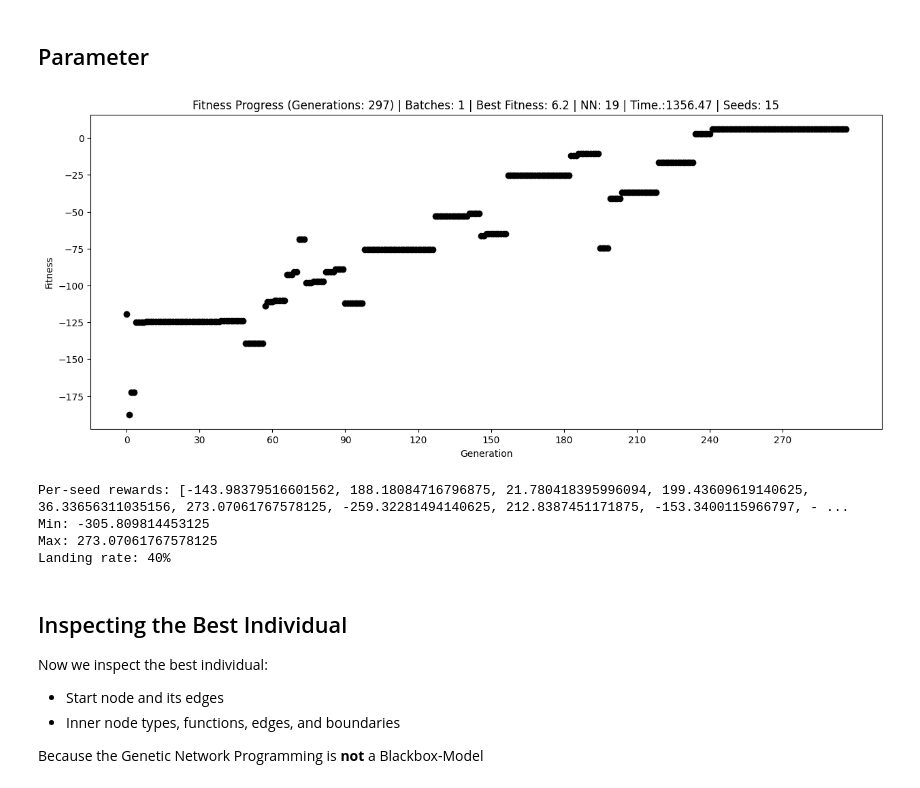
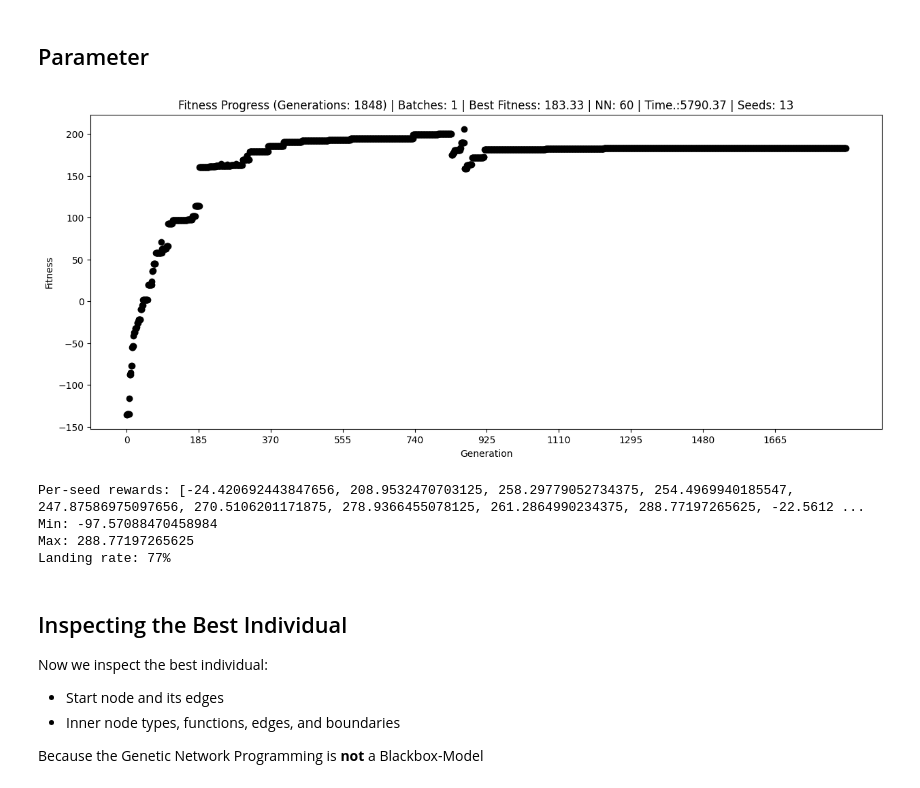
Before and after one commit to FabianKoehnke/fracnetics, a Jupyter notebook: examples/lunarlander.ipynb, the cells around one changed output. Saved outputs shown, nothing was run; the diff lists cells and outputs as text; code cells hidden in the pictures.

```diff
--- a/examples/lunarlander.ipynb
+++ b/examples/lunarlander.ipynb
@@ -84,7 +84,7 @@ seed=5
 # Initialize the population
 pop = fn.Population(
     seed=seed,
-    ni=100,       # number of individuals
+    ni=50,       # number of individuals
     jn=2,         # judgment nodes
     jnf=8,        # judgment node functions
     pn=2,         # processing nodes
@@ -220,30 +224,31 @@ env = gym.make("LunarLander-v3", continuous=False, gravity=-10.0,
     #    ind.fitnessValues.append(worstFitness)
 
 fitnessProgess = []
-for g in range(5000):
+for g in range(2000):
 
     # 1. Multi-Seed Evaluation (C++ Geschwindigkeit!)
     pop.gymnasiumMultiSeed(env, dMax=50, maxSteps=1000, maxConsecutiveP=10,
                            worstFitness=-500, seeds=seeds)
 
     # 2. Pareto Objectives berechnen
-    pop.calculateParetoObjectives(landingThreshold=100)
+    #pop.calculateParetoObjectives(landingThreshold=100)
 
     # 3. Pareto Tournament Selection
-    pop.paretoTournamentSelection(N=2, E_reward=1, E_landing=1)
-    #pop.tournamentSelection(N=4, E=4)
+    #pop.paretoTournamentSelection(N=2, E_reward=2, E_landing=2)
+    pop.tournamentSelection(N=4, E=4)
 
-    maxFitness = statistics.mean(pop.individuals[pop.indicesElite[0]].fitnessValues)
+    #maxFitness = statistics.mean(pop.individuals[pop.indicesElite[0]].fitnessValues)
+    maxFitness = pop.individuals[pop.indicesElite[0]].fitness
     fitnessProgess.append(maxFitness)
     # Add/Delete nodes
     pop.callAddDelNodes(minFeatures, maxFeatures, 0.5)
 
     # Crossover (recombination)
-    pop.crossover(probability = 0.25, type = "uniform")
+    pop.crossover(probability = 0.1, type = "randomWidth")
 
     pop.callEdgeMutation(
-        probInnerNodes = 0.05, # probability of changing an edge of jn or pn
-        probStartNode = 0.05,  # probability of changing an edge of the start node
+        probInnerNodes = 0.1, # probability of changing an edge of jn or pn
+        probStartNode = 0.1,  # probability of changing an edge of the start node
         justUsedNodes = True,
         adaptToEdgeSize = False
         )
@@ -260,41 +265,50 @@ for g in range(5000):
         )
 
     # Plot fitness progression
     g += 1
 
     plt.figure(figsize=(15, 6))
     #for genIdx, genFit in enumerate(fitnessProgess):
         #plt.scatter([genIdx] * len(genFit), [fit for fit in genFit], color='black', alpha=0.1)
     plt.scatter([i for i in range(len(fitnessProgess))], fitnessProgess, color='black')
         #if genIdx >= 1:
         #    plt.scatter([genIdx] * len(pop.individuals[pop.indicesElite[0]].fitnessValues), genFit[-1], color='black')
     #plt.boxplot(fitnessProgess, whis=2, sym=".")
 
     plt.title(f"Fitness Progress (Generations: {g}) | Batches: {nBatches+1} | Best Fitness: {round(maxFitness,2)} | NN: {len(pop.individuals[pop.indicesElite[0]].innerNodes)} | Time.:{round(time.perf_counter()-start,2)} | Seeds: {len(seeds)}")
     plt.xlabel("Generation")
     plt.ylabel("Fitness")
     ticks = range(0,len(fitnessProgess), math.ceil(len(fitnessProgess)/10))
     plt.xticks(ticks,labels = ticks)
     clear_output(wait=True)
     plt.show()
 
     best = pop.individuals[pop.indicesElite[0]]
     print("Per-seed rewards:", best.fitnessValues)
     print("Min:", min(best.fitnessValues))
     print("Max:", max(best.fitnessValues))
     landings = sum(1 for r in best.lastStepRewards if r >= 100)
     landing_rate = landings / len(best.lastStepRewards)
     print(f"Landing rate: {landing_rate:.0%}")
+    gc.collect()
+    plt.close('all')
 
-    if fitnessProgess[-1] > 200 and landing_rate > 0.85:
-        start = seeds[-1] + 1
-        seeds.extend(range(start, start + 5))
+    #if fitnessProgess[-1] > 200 and landing_rate > 0.85:
+    #if g % 500 == 0:
+        #start = seeds[-1] + 1
+        #seeds.extend(range(start, start + 3))
+
+    if fitnessProgess[-1] > 200:
+        # Generate 5 unique random seeds between 0 and 1,000,000
+        seeds = [i for i in range(maxSeeds)]
+        newSeeds = [random.randint(0, 1000) for _ in range(3)]
+        seeds.extend(newSeeds)
 # %% [output]
-[figure, old version]
+[figure, new version]
-Per-seed rewards: [-143.98379516601562, 188.18084716796875, 21.780418395996094, 199.43609619140625, 36.33656311035156, 273.07061767578125, -259.32281494140625, 212.8387451171875, -153.3400115966797, - ...
-Min: -305.809814453125
-Max: 273.07061767578125
-Landing rate: 40%
+Per-seed rewards: [-24.420692443847656, 208.9532470703125, 258.29779052734375, 254.4969940185547, 247.87586975097656, 270.5106201171875, 278.9366455078125, 261.2864990234375, 288.77197265625, -22.5612 ...
+Min: -97.57088470458984
+Max: 288.77197265625
+Landing rate: 77%
 # %% [markdown]
 ## Inspecting the Best Individual
 
```
Also changed, not shown: parts of 5 cells of this notebook, 1 other file.
